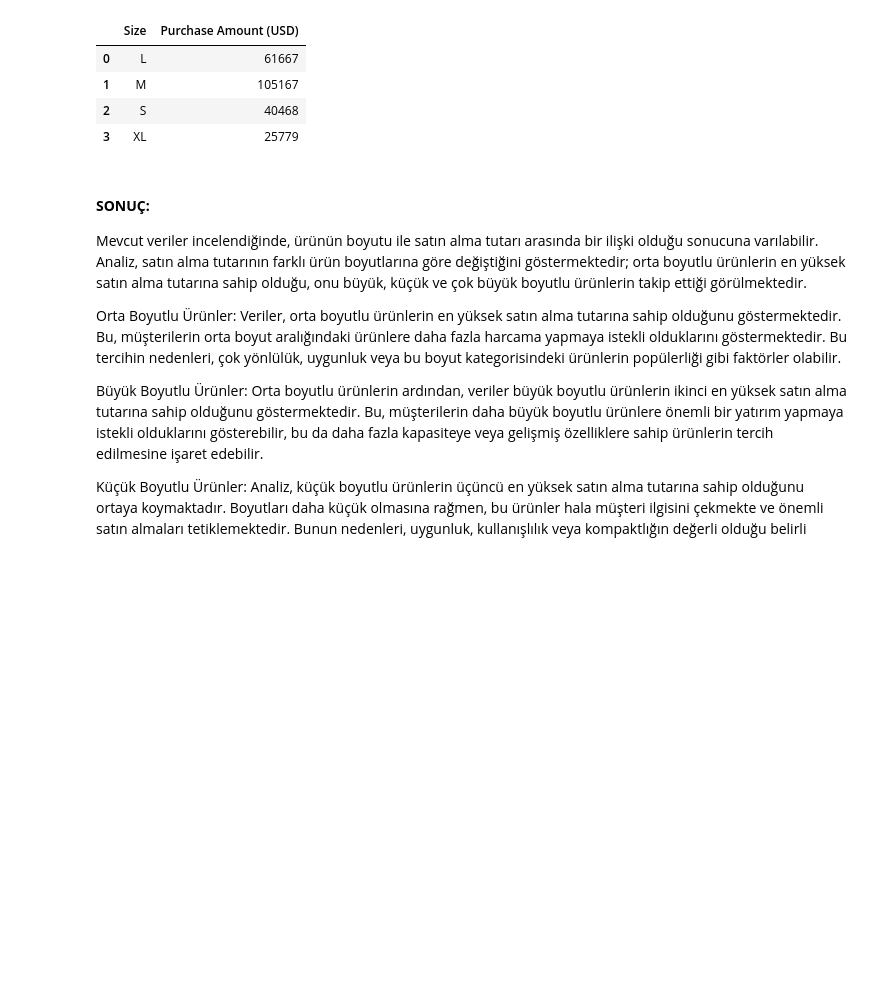
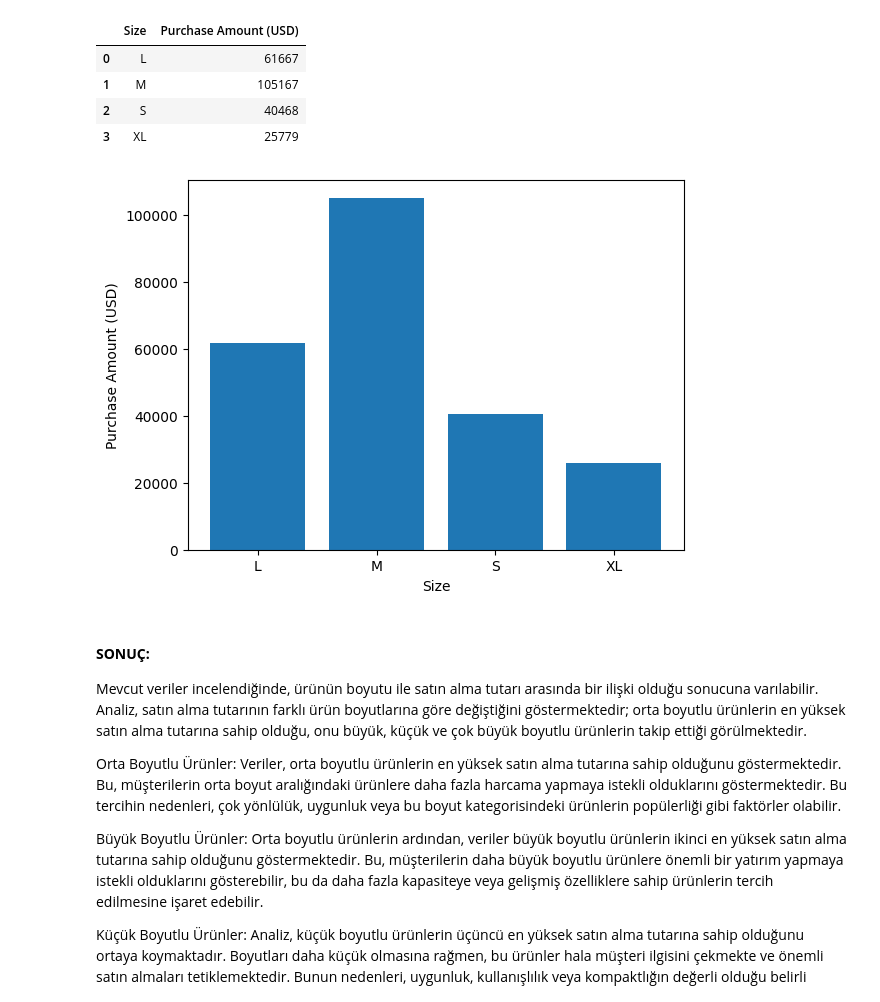
Before and after one commit to YusufAltuntas/customer-shopping-trend-EDA, a Jupyter notebook: customer-shopping-trend-EDA.ipynb, the cells around one changed output. Saved outputs shown, nothing was run; the diff lists cells and outputs as text; code cells hidden in the pictures; blank space fills up the shorter version.

```diff
--- a/customer-shopping-trend-EDA.ipynb
+++ b/customer-shopping-trend-EDA.ipynb
@@ -957,6 +958,13 @@ size_group_by_sum
 # %%
 fig  = px.bar(size_group_by_sum , x = 'Size' , y ='Purchase Amount (USD)'  )
 fig.show()
+# %%
+plt.bar(size_group_by_sum["Size"], size_group_by_sum["Purchase Amount (USD)"])
+plt.xlabel("Size")
+plt.ylabel("Purchase Amount (USD)")
+plt.show()
+# %% [output]
+[figure, added]
 # %% [markdown]
 #### **SONUÇ:**
 
```
Also changed, not shown: parts of 47 cells of this notebook.
